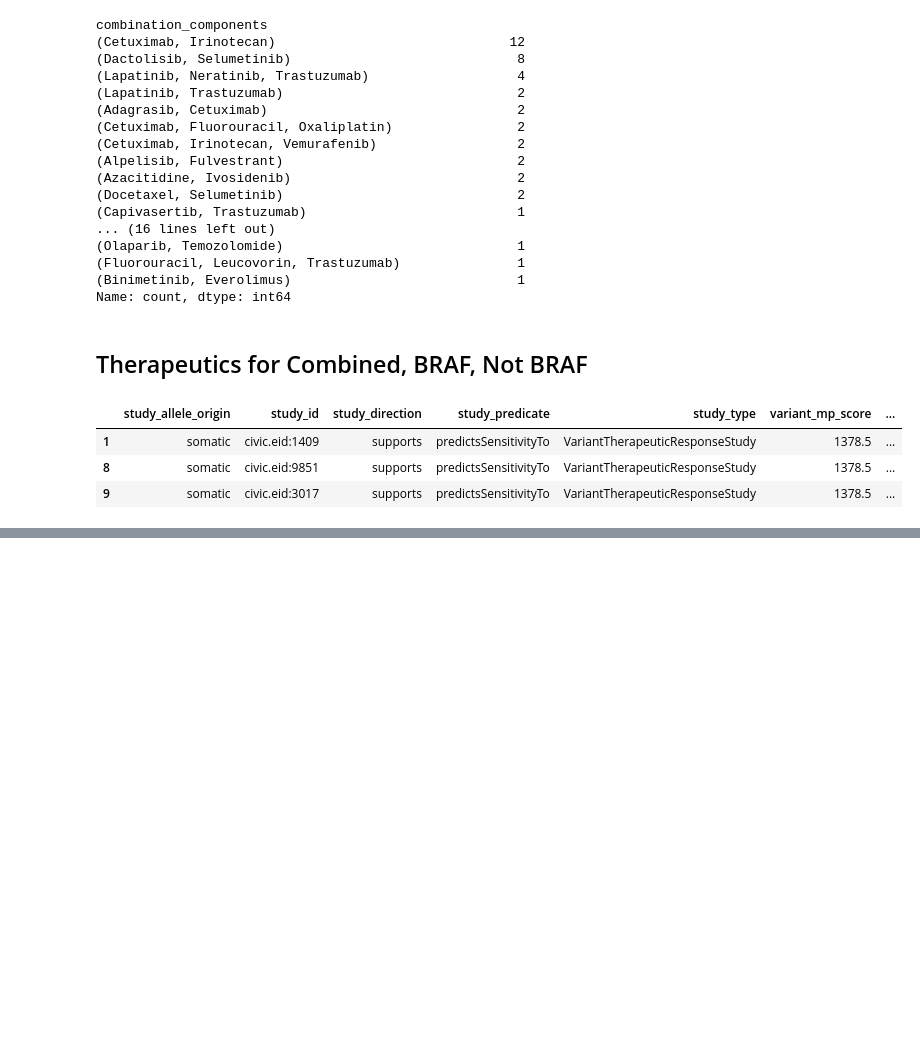
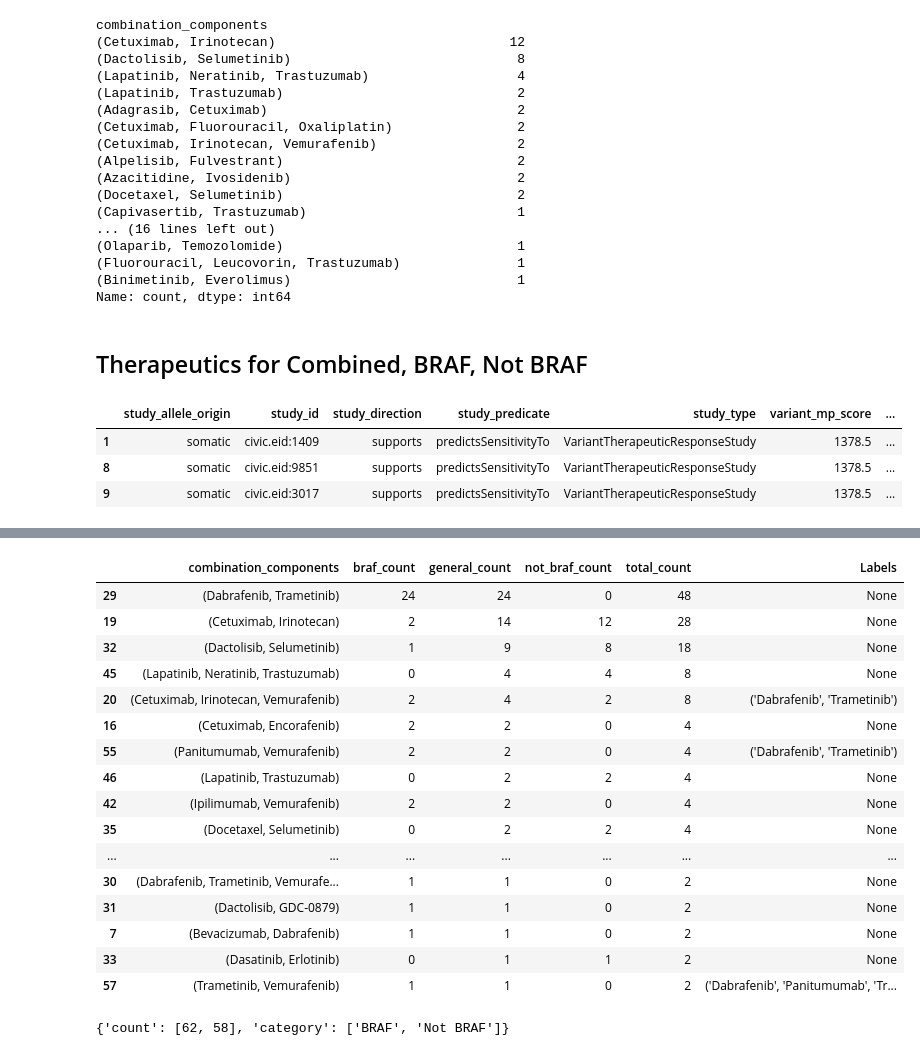
Before and after one commit to cancervariants/metakb, a Jupyter notebook: notebooks/therapeutics.ipynb, the cells around one changed output, grey strips where cells are left out. Drawn from its saved outputs; the diff is of its cells as text; code cells hidden in the pictures; blank space fills up the shorter version.

Commit message:
in progress, therapeutic distributions with and without braf continued

```diff
--- a/notebooks/therapeutics.ipynb
+++ b/notebooks/therapeutics.ipynb
@@ -202,7 +202,3 @@ Cobimetinib                 1
 Bleomycin                   1
 Tovorafenib                 1
 Name: count, dtype: int64
-# %%
-# Filter for Combination Therapies
-braf_df = braf_df[braf_df['number_of_components'] > 0].reset_index(drop=True)
-braf_df
@@ -355,0 +389,18 @@ df[0:3]
+# %%
+import pandas as pd
+
+# Assuming 'braf_df', 'df', and 'not_braf_df' are your DataFrames
+
+# Perform value_counts on the 'therapeutic_label' column
+braf_counts = braf_df['therapeutic_label'].value_counts().rename_axis('therapeutic_label').reset_index(name='braf_count')
+df_counts = df['therapeutic_label'].value_counts().rename_axis('therapeutic_label').reset_index(name='general_count')
+not_braf_counts = not_braf_df['therapeutic_label'].value_counts().rename_axis('therapeutic_label').reset_index(name='not_braf_count')
+
+# Combine the three DataFrames into one
+combined_df = pd.merge(pd.merge(braf_counts, df_counts, on='therapeutic_label', how='outer'), not_braf_counts, on='therapeutic_label', how='outer').fillna(0)
+
+# Convert counts to integers (optional, in case NaNs were filled)
+combined_df[['braf_count', 'general_count', 'not_braf_count']] = combined_df[['braf_count', 'general_count', 'not_braf_count']].astype(int)
+
+# Display the combined DataFrame
+print(combined_df)
@@ -355,0 +422,20 @@ df[0:3]
+# %%
+import pandas as pd
+import plotly.express as px
+
+# Assuming 'combined_df' is already created as before
+
+# Add a new column for the total counts
+combined_df['total_count'] = combined_df[['braf_count', 'general_count', 'not_braf_count']].sum(axis=1)
+
+# Sort the DataFrame by the total counts in ascending order
+sorted_df = combined_df.sort_values('total_count', ascending=False)
+
+# Create a bar plot for each therapeutic label count
+fig = px.bar(sorted_df, x='therapeutic_label', y=['braf_count', 'not_braf_count'],
+             title='Therapeutic Label Counts Sorted by Total Count',
+             labels={'value': 'Count', 'variable': 'Dataset'},
+             barmode='stack')
+
+# Show the figure
+fig.show()
@@ -355,0 +478,20 @@ df[0:3]
+# %%
+sorted_df
+# %% [output]
+|  | combination_components | braf_count | general_count | not_braf_count | total_count | Labels |
+| 29 | (Dabrafenib, Trametinib) | 24 | 24 | 0 | 48 | None |
+| 19 | (Cetuximab, Irinotecan) | 2 | 14 | 12 | 28 | None |
+| 32 | (Dactolisib, Selumetinib) | 1 | 9 | 8 | 18 | None |
+| 45 | (Lapatinib, Neratinib, Trastuzumab) | 0 | 4 | 4 | 8 | None |
+| 20 | (Cetuximab, Irinotecan, Vemurafenib) | 2 | 4 | 2 | 8 | ('Dabrafenib', 'Trametinib') |
+| 16 | (Cetuximab, Encorafenib) | 2 | 2 | 0 | 4 | None |
+| 55 | (Panitumumab, Vemurafenib) | 2 | 2 | 0 | 4 | ('Dabrafenib', 'Trametinib') |
+| 46 | (Lapatinib, Trastuzumab) | 0 | 2 | 2 | 4 | None |
+| 42 | (Ipilimumab, Vemurafenib) | 2 | 2 | 0 | 4 | None |
+| 35 | (Docetaxel, Selumetinib) | 0 | 2 | 2 | 4 | None |
+| ... | ... | ... | ... | ... | ... | ... |
+| 30 | (Dabrafenib, Trametinib, Vemurafe... | 1 | 1 | 0 | 2 | None |
+| 31 | (Dactolisib, GDC-0879) | 1 | 1 | 0 | 2 | None |
+| 7 | (Bevacizumab, Dabrafenib) | 1 | 1 | 0 | 2 | None |
+| 33 | (Dasatinib, Erlotinib) | 0 | 1 | 1 | 2 | None |
+| 57 | (Trametinib, Vemurafenib) | 1 | 1 | 0 | 2 | ('Dabrafenib', 'Panitumumab', 'Tr... |
@@ -355,0 +519,9 @@ df[0:3]
+# %%
+
+data = {
+    'count': [sorted_df['braf_count'].sum(), sorted_df['not_braf_count'].sum()],
+    'category': ['BRAF','Not BRAF'],
+}
+data
+# %% [output]
+{'count': [62, 58], 'category': ['BRAF', 'Not BRAF']}
```
Also changed, not shown: parts of 8 cells of this notebook.
